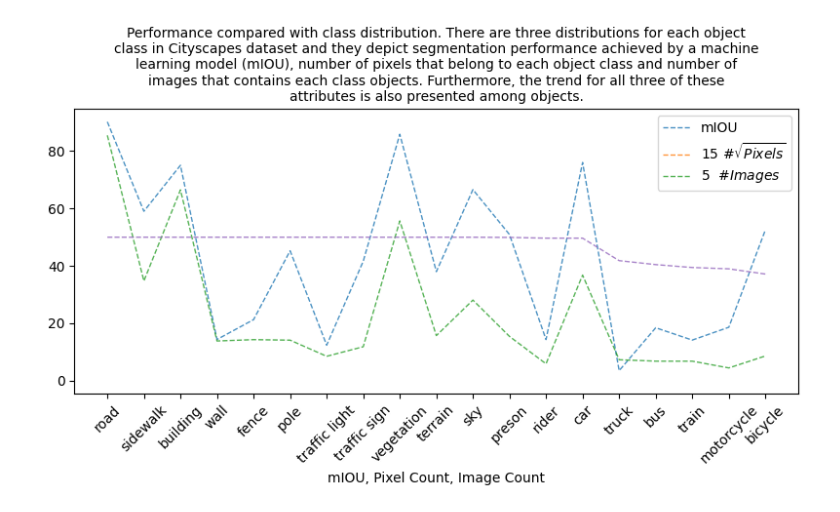
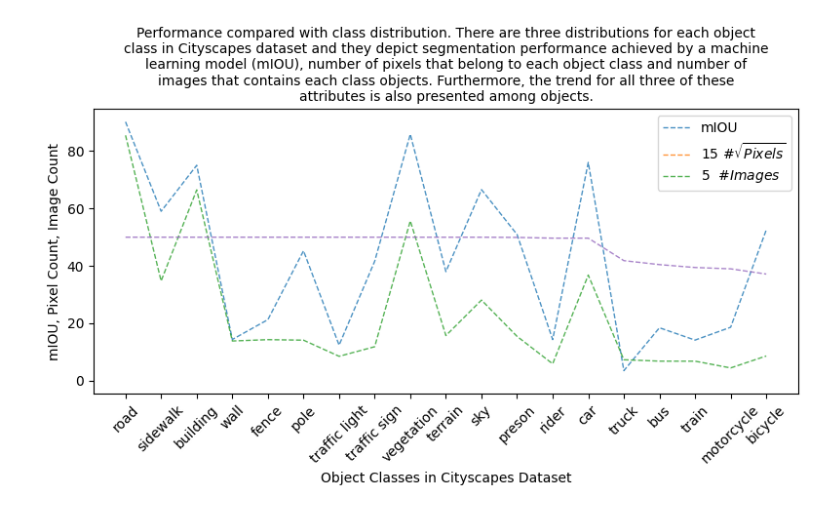
Before and after one commit to dipta007/SeeBel, a Jupyter notebook: codes/vis_1/design_4.ipynb, the cells around one changed output. Cells and saved outputs as stored; diff of their text form; code cells hidden in the pictures.

```diff
--- a/codes/vis_1/design_4.ipynb
+++ b/codes/vis_1/design_4.ipynb
@@ -70,32 +70,32 @@ index = np.arange(NUM_CLASSES)
 
 liens1 = ax.plot(index, mIOU, bar_width,
                  alpha=opacity,
                  linewidth=1.0,
                  linestyle='--')
 
 
 liens2 = ax.plot(index + 0*bar_width, [15*el for el in pixelwise_class_distribution_sqrt], 0*bar_width,
                  alpha=opacity,
                  linewidth=1.0,
                  linestyle='--')
 
 
 liens3 = ax.plot(index + 0*bar_width, [5*el for el in imagewise_class_distribution_sqrt], 0*bar_width,
                  alpha=opacity,
                  linewidth=1.0,
                  linestyle='--')
 
 
 labels = ['mIOU', '15 #$\sqrt{Pixels}$', '5  #$Images$']
 
 ax.set_xlabel('Object Classes in Cityscapes Dataset')
-ax.set_xlabel('mIOU, Pixel Count, Image Count')
+ax.set_ylabel('mIOU, Pixel Count, Image Count')
 ax.set_xticks(index + 0*bar_width, class_list, rotation=45)
 ax.legend(labels)
 caption = "Performance compared with class distribution. There are three distributions for each object class in Cityscapes dataset and they depict segmentation performance achieved by a machine learning model (mIOU), number of pixels that belong to each object class and number of images that contains each class objects. Furthermore, the trend for all three of these attributes is also presented among objects."
 
 title = ax.set_title("\n".join(wrap(caption, 92)), fontsize=10)
 plt.tight_layout()
 plt.show()
 # %% [output]
-[figure, old version]
+[figure, new version]
```
